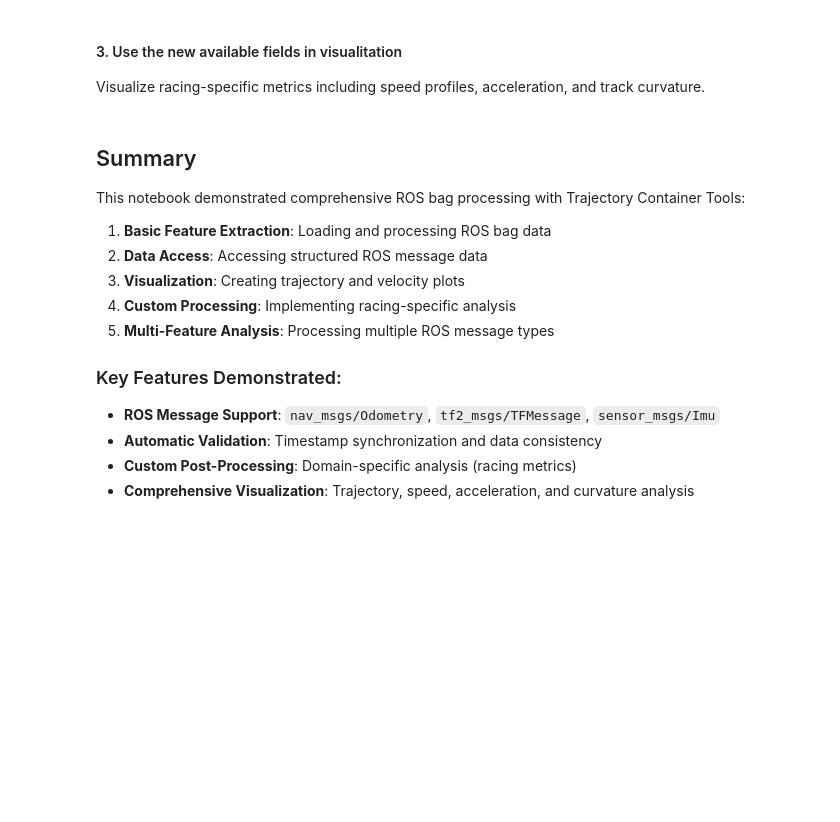
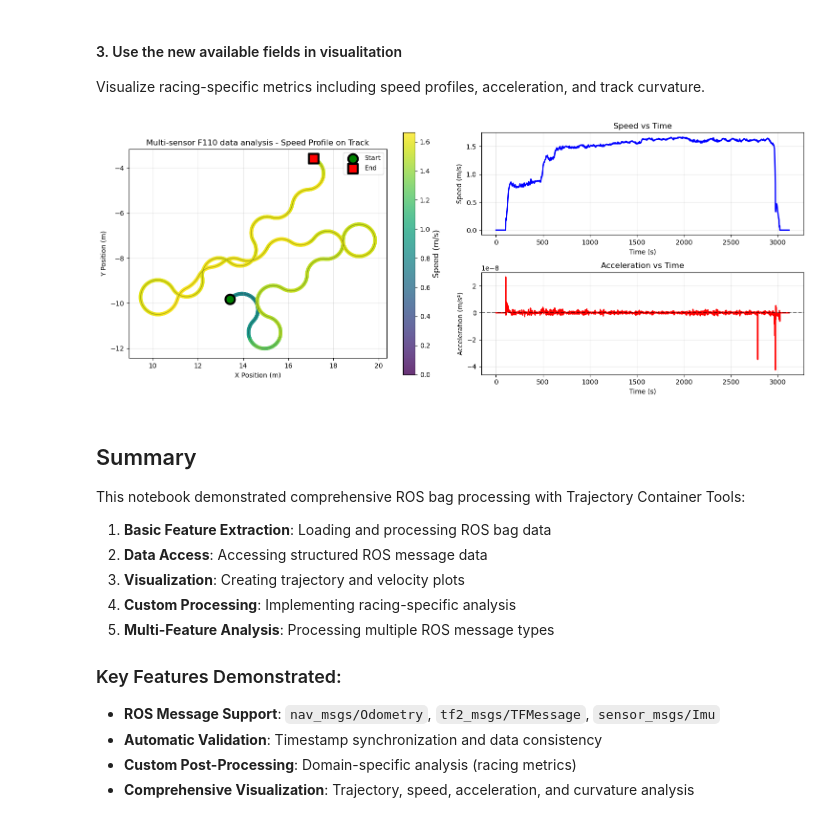
Before and after one commit to norlab-ulaval/trajectory-container-tools, a Jupyter notebook: notebooks/rosbag_usage_example.ipynb, the cells around one changed output. Cells and saved outputs as stored; diff of their text form; code cells hidden in the pictures; blank space fills up the shorter version.

```diff
--- a/notebooks/rosbag_usage_example.ipynb
+++ b/notebooks/rosbag_usage_example.ipynb
@@ -283,34 +357,36 @@ def plot_racing_analysis(racing_data, title: str = "Racing Performance Analysis"
     cbar.set_label('Speed (m/s)', fontsize=12)
     ax1.set_xlabel('X Position (m)')
     ax1.set_ylabel('Y Position (m)')
     ax1.set_title(f'{title} - Speed Profile on Track')
     ax1.legend()
     ax1.grid(True, alpha=0.3)
     ax1.set_aspect('equal')
 
     # 2. Speed vs time
     ax2 = fig.add_subplot(gs[0, 1])
     ax2.plot(odom.timestep_index, _speed, 'b-', linewidth=2)
     ax2.set_xlabel('Time (s)')
     ax2.set_ylabel('Speed (m/s)')
     ax2.set_title('Speed vs Time')
     ax2.grid(True, alpha=0.3)
 
     # 3. Acceleration vs time
     ax3 = fig.add_subplot(gs[1, 1])
     ax3.plot(odom.timestep_index, odom.acceleration, 'r-', linewidth=2)
     ax3.axhline(y=0, color='k', linestyle='--', alpha=0.5)
     ax3.set_xlabel('Time (s)')
     ax3.set_ylabel('Acceleration (m/s²)')
     ax3.set_title('Acceleration vs Time')
     ax3.grid(True, alpha=0.3)
 
     plt.tight_layout()
     return fig
 
 # Create racing analysis visualization
-plot_racing_analysis(multi_data, "F110 Race Car Performance")
+plot_racing_analysis(multi_data, multi_data.dataset_info)
 plt.show()
+# %% [output]
+[figure, added]
 # %% [markdown]
 ## Summary
 
```
Also changed, not shown: parts of 15 cells of this notebook, 10 other files.
